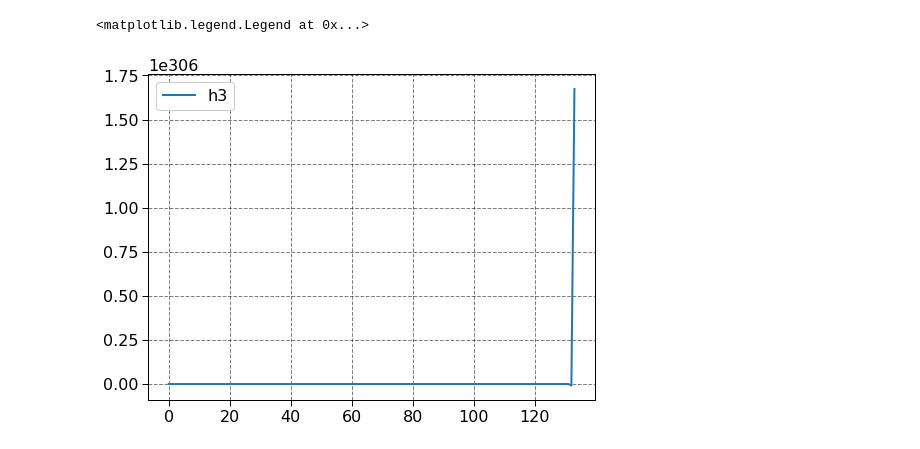
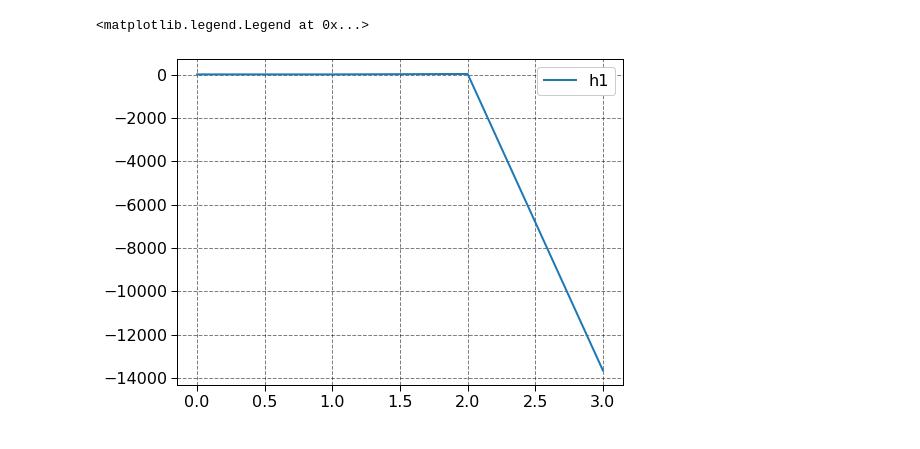
Before and after one commit to miguellrodrigues/ic_tanques, a Jupyter notebook: sim_fuzzy.ipynb, the cells around one changed output. Drawn from its saved outputs; the diff is of its cells as text; code cells hidden in the pictures.

```diff
--- a/sim_fuzzy.ipynb
+++ b/sim_fuzzy.ipynb
@@ -15,21 +15,21 @@ iterations = int(sim_time / Ts)
 
 time = np.arange(0, sim_time, Ts)
 
-r = .31
-mu = .40
-sigma = .55
-a4 = np.pi * r**2
+r = 31
+mu = 40
+sigma = 55
+A2 = np.pi * r**2
 # %%
 def M1(Z1):
-    return 0.0109107652156076*Z1 - 1.36010544163504
+    return 9150719.71133393*Z1 - 5877.32808711319
 
 
 def N1(Z2):
-    return 0.00454413055105308*Z2 - 0.538288162403591
+    return 82.0022562085844*Z2 - 0.102477227864807
 
 
 def P1(Z3):
-    return 227.272727272727*Z3 - 0.0909090909090909
+    return 0.000587307446605506*Z3 + 0.985156412531603
 
 
 def M2(Z1):
@@ -49,78 +49,82 @@ pertinence_functions = np.array([
     [N1, N2],
     [P1, P2]
 ])
+# %%
+k1, k2, k3 = 1.04*(16.46), 0.95*(32.4), 0.93*(185.48)
+b2, b3 = 0.95*(-83.93), 0.93*(-167.01)
 # %%
-h3_t = np.zeros(iterations)
-h4_t = np.zeros(iterations)
+h1_t = np.zeros(iterations)
+h2_t = np.zeros(iterations)
 
-h3_0 = 30.
-h4_0 = 26.
+h1_0 = 18.
+h2_0 = 20.
 
-h3_t[0] = h3_0
-h4_t[0] = h4_0
+h1_t[0] = h1_0
+h2_t[0] = h2_0
 
-h3 = h3_0
-h4 = h4_0
+h1 = h1_0
+h2 = h2_0
 
 n = 8
 
 A_matrices = [np.load(f'./vertices/A_{i}.npy') for i in range(n)]
 B_matrices = [np.load(f'./vertices/B_{i}.npy') for i in range(n)]
 
-u = 50
+u = 0
 
 for i in range(1, iterations):
-    diff = h3 - h4
+    diff = h2 - h1
 
-    R34 = (0.2371*diff+6.9192)*10
-    q0 = .965*(18.6367*h4+700.6831)*1e-4
+    R12 = (k2*diff + b2)
+    if diff < 5:
+        R12 = 74.38
 
-    l2 = np.cos(2.5*np.pi * (h3 - mu)) / (sigma * np.sqrt(2 * np.pi))
-    l3 = np.exp(-((h3 - mu)**2) / (2 * sigma**2))
+    q0 = .965*(k3 * np.sqrt(h1) + b3)
 
-    a3 = ((3*r)/5) * (2.7*r - (l2 * l3))
+    l2 = np.cos(2.5*np.pi * (h1 - mu)) / (sigma * np.sqrt(2 * np.pi))
+    l3 = np.exp(-((h1 - mu)**2) / (2 * sigma**2))
 
-    h3_t[i] = h3
-    h4_t[i] = h4
+    A1 = ((3*r)/5) * (2.7*r - (l2 * l3))
+
+    Z1 = 1/A1
+    Z2 = 1/R12
+    Z3 = q0/h2
+
+    h1_t[i] = h1
+    h2_t[i] = h2
 
     h = np.array([
-        [h3],
-        [h4]
+        [h1],
+        [h2]
     ])
-
-    Z1 = 1/R34
-    Z2 = q0/(h4*a4)
-    Z3 = 1/a3
 
     v = np.array([
         [pertinence_functions[0, 0](Z1), pertinence_functions[0, 1](Z1)],
         [pertinence_functions[1, 0](Z2), pertinence_functions[1, 1](Z2)],
         [pertinence_functions[2, 0](Z3), pertinence_functions[2, 1](Z3)],
     ])
 
     weights = np.array([
         v[0, 0] * v[1, 0] * v[2, 0],
         v[0, 0] * v[1, 0] * v[2, 1],
         v[0, 0] * v[1, 1] * v[2, 0],
         v[0, 0] * v[1, 1] * v[2, 1],
         v[0, 1] * v[1, 0] * v[2, 0],
         v[0, 1] * v[1, 0] * v[2, 1],
         v[0, 1] * v[1, 1] * v[2, 0],
         v[0, 1] * v[1, 1] * v[2, 1],
     ])
 
-    sum_w = np.sum(weights)
-
     Ai = sum([A_matrices[j] * weights[j] for j in range(n)])
     Bi = sum([B_matrices[j] * weights[j] for j in range(n)])
 
-    sys = (Ai@h + Bi*u)
+    sys = (Ai@h + Bi*u) * Ts
 
-    h3 = sys[0, 0]
-    h4 = sys[1, 0]
+    h1 += sys[0, 0]
+    h2 += sys[1, 0]
 
-plt.plot(time, h3_t, label='h3')
+plt.plot(time, h1_t, label='h1')
 plt.legend()
 # %% [output]
 <matplotlib.legend.Legend at 0x...>
-[figure, old version]
+[figure, new version]
```
Also changed, not shown: parts of 1 cell of this notebook, 17 other files.
